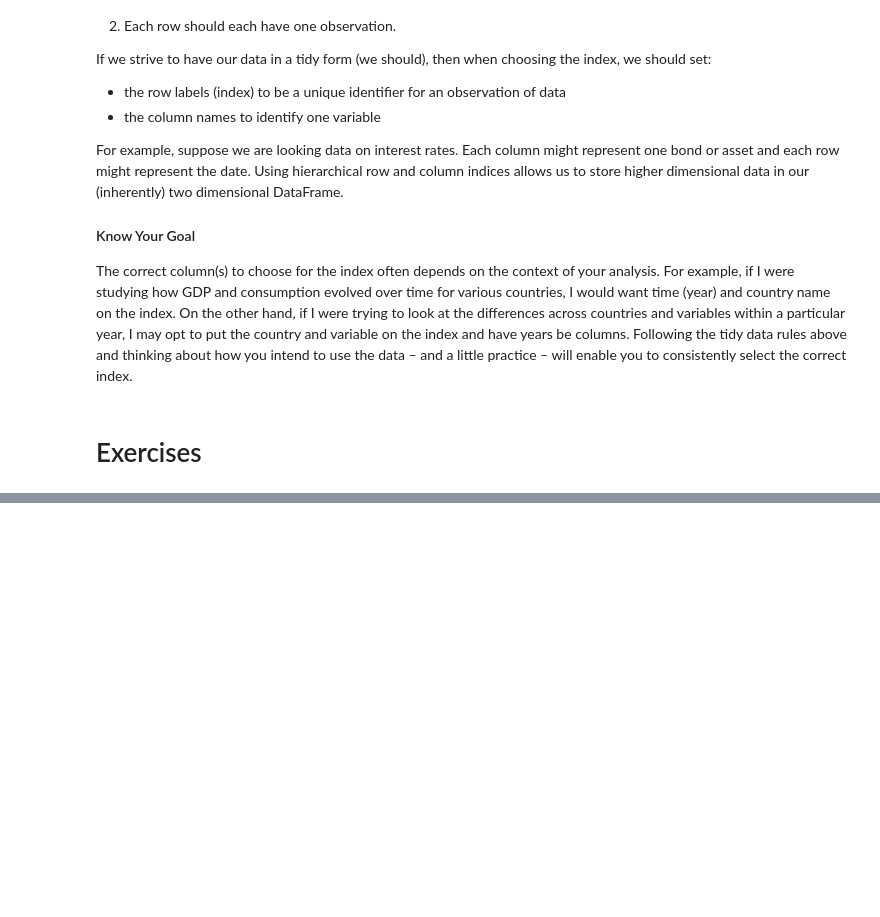
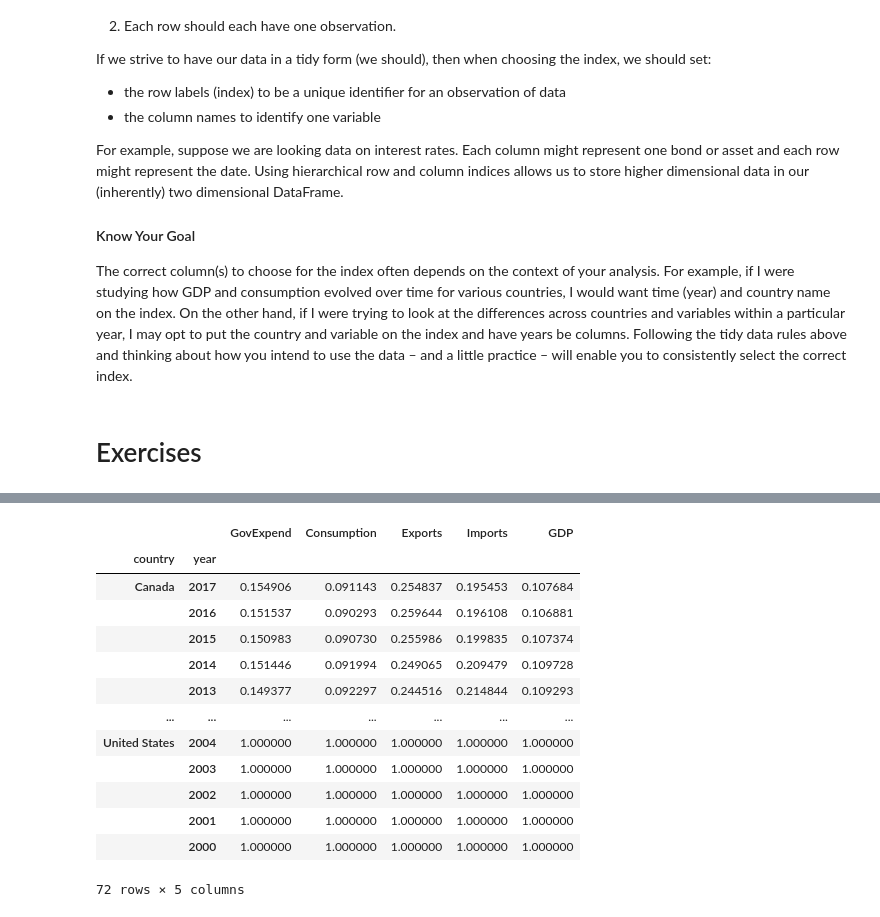
Before and after one commit to beauvilerobed/ds-ml-notes-projects-and-tutorials, a Jupyter notebook: projects/intro-to-economic-modeling-and-ds/working-with-data/the-index.ipynb, the cells around one changed output, grey strips where cells are left out. Drawn from its saved outputs; the diff is of its cells as text; code cells hidden in the pictures; blank space fills up the shorter version.

```diff
--- a/projects/intro-to-economic-modeling-and-ds/working-with-data/the-index.ipynb
+++ b/projects/intro-to-economic-modeling-and-ds/working-with-data/the-index.ipynb
@@ -537,7 +660,26 @@ wdi.loc["United States", "GDP"]
 # %%
 # 3. Try setting my_df to some subset of the rows in wdi (use one of the .loc variations above).
 # Then see what happens when you do wdi / my_df or my_df ** wdi.
 # Try changing the subset of rows in my_df and repeat until you understand what is happening.
+
+my_df = wdi.loc["United States"]
+
+wdi/my_df
+# %% [output]
+|  |  | GovExpend | Consumption | Exports | Imports | GDP |
+| country | year |  |  |  |  |  |
+| Canada | 2017 | 0.154906 | 0.091143 | 0.254837 | 0.195453 | 0.107684 |
+|  | 2016 | 0.151537 | 0.090293 | 0.259644 | 0.196108 | 0.106881 |
+|  | 2015 | 0.150983 | 0.090730 | 0.255986 | 0.199835 | 0.107374 |
+|  | 2014 | 0.151446 | 0.091994 | 0.249065 | 0.209479 | 0.109728 |
+|  | 2013 | 0.149377 | 0.092297 | 0.244516 | 0.214844 | 0.109293 |
+| ... | ... | ... | ... | ... | ... | ... |
+| United States | 2004 | 1.000000 | 1.000000 | 1.000000 | 1.000000 | 1.000000 |
+|  | 2003 | 1.000000 | 1.000000 | 1.000000 | 1.000000 | 1.000000 |
+|  | 2002 | 1.000000 | 1.000000 | 1.000000 | 1.000000 | 1.000000 |
+|  | 2001 | 1.000000 | 1.000000 | 1.000000 | 1.000000 | 1.000000 |
+|  | 2000 | 1.000000 | 1.000000 | 1.000000 | 1.000000 | 1.000000 |
+72 rows × 5 columns
 # %%
 # 4. Below, we create wdi2, which is the same as df4 except that the levels of the index are swapped.
 # In the cells after df6 is defined, we have commented out a few of the slicing examples from the previous exercise.
```
Also changed, not shown: parts of 21 cells of this notebook.
